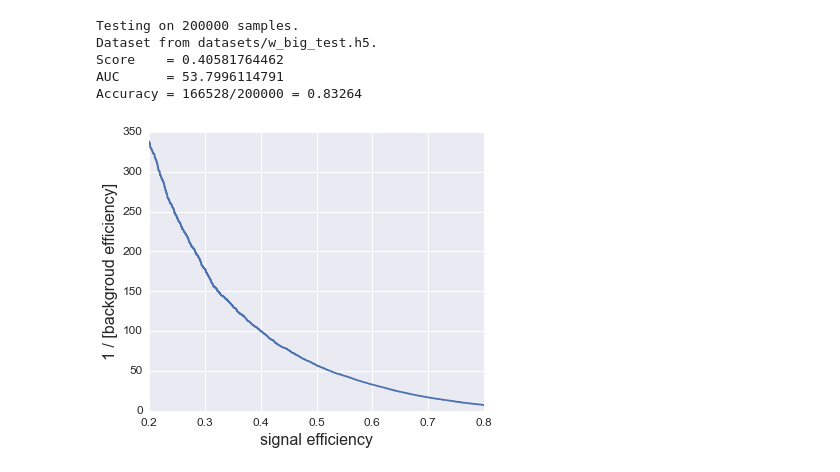
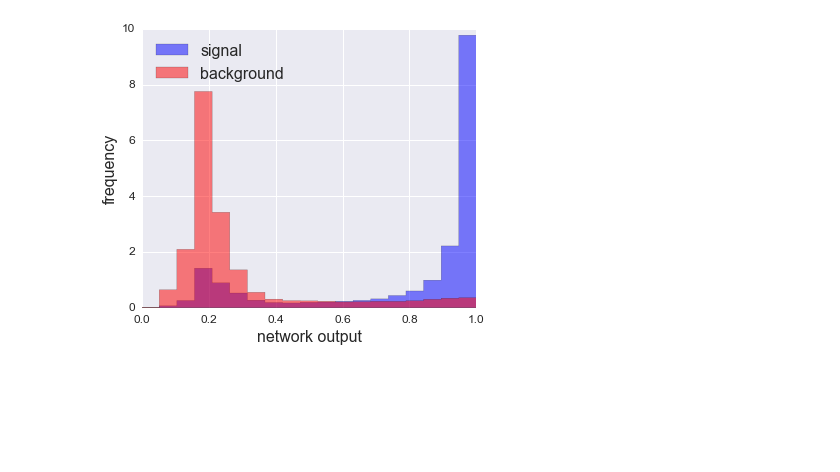
Before and after one commit to deepjets/deepjets, a Jupyter notebook: maxout.ipynb, the cells around one changed output. Cells and saved outputs as stored; diff of their text form; code cells hidden in the pictures; blank space fills up the shorter version.

Commit message:
plotting functions added

```diff
--- a/maxout.ipynb
+++ b/maxout.ipynb
@@ -28,10 +27,5 @@ dj.learning.train_model(model, h5_files['train'], model_name)
 # %%
-roc = dj.learning.test_model(dj.models.load_model('models/maxout_w_default'),
-                             'datasets/w_big_test.h5')
+utils.plot_sig_bkd_dists(models.load_model('models/maxout_w_default'),
+                         'datasets/w_big_test.h5')
 # %% [output]
-Testing on 200000 samples.
-Dataset from datasets/w_big_test.h5.
-Score    = 0.40581764462
-AUC      = 53.7996114791
-Accuracy = 166528/200000 = 0.83264
-[figure, old version]
+[figure, new version]
```
Also changed, not shown: parts of 10 cells of this notebook, 2 other files.
